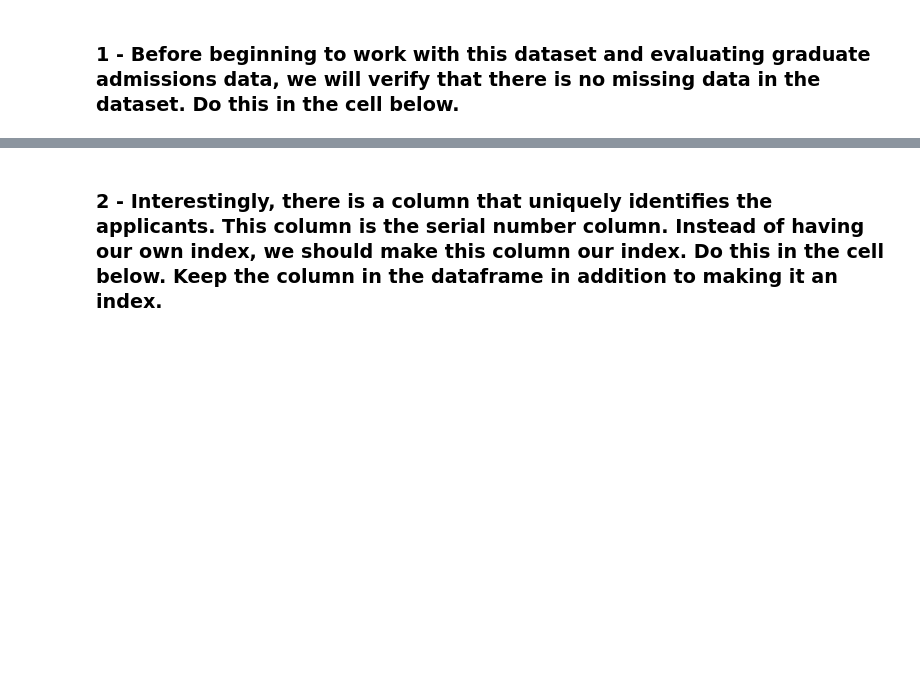
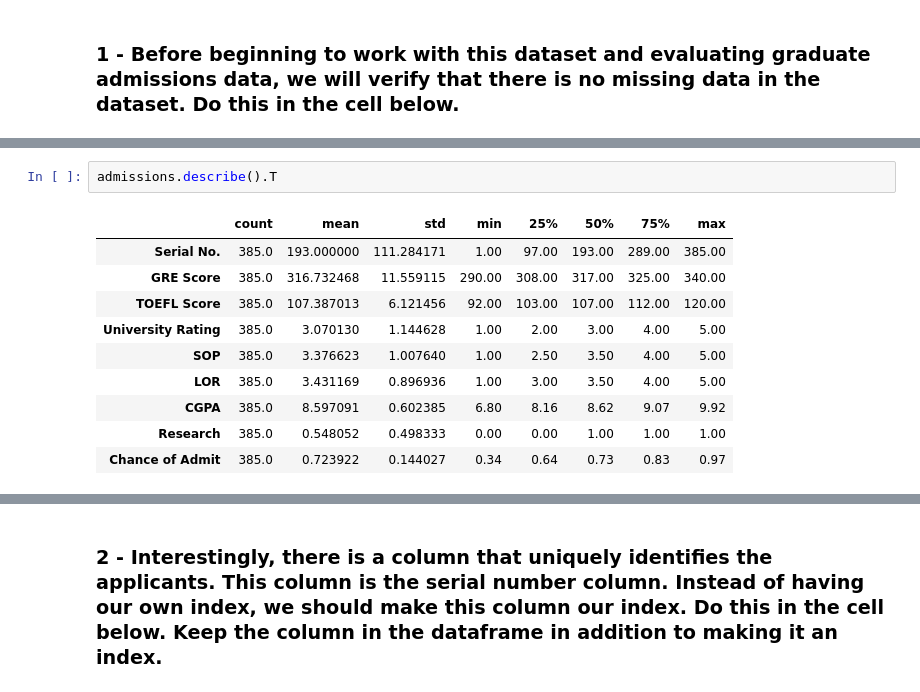
Before and after one commit to Ironhack-Data-Madrid-Octubre-2021/lab-pandas, a Jupyter notebook: your-code/pandas_1.ipynb, the cells around one changed output, grey strips where cells are left out. Cells and saved outputs as stored; diff of their text form; blank space fills up the shorter version.

```diff
--- a/your-code/pandas_1.ipynb
+++ b/your-code/pandas_1.ipynb
@@ -141,0 +257,13 @@ Let's evaluate the dataset by looking at the `head` function.
+# %%
+admissions.describe().T
+# %% [output]
+|  | count | mean | std | min | 25% | 50% | 75% | max |
+| Serial No. | 385.0 | 193.000000 | 111.284171 | 1.00 | 97.00 | 193.00 | 289.00 | 385.00 |
+| GRE Score | 385.0 | 316.732468 | 11.559115 | 290.00 | 308.00 | 317.00 | 325.00 | 340.00 |
+| TOEFL Score | 385.0 | 107.387013 | 6.121456 | 92.00 | 103.00 | 107.00 | 112.00 | 120.00 |
+| University Rating | 385.0 | 3.070130 | 1.144628 | 1.00 | 2.00 | 3.00 | 4.00 | 5.00 |
+| SOP | 385.0 | 3.376623 | 1.007640 | 1.00 | 2.50 | 3.50 | 4.00 | 5.00 |
+| LOR | 385.0 | 3.431169 | 0.896936 | 1.00 | 3.00 | 3.50 | 4.00 | 5.00 |
+| CGPA | 385.0 | 8.597091 | 0.602385 | 6.80 | 8.16 | 8.62 | 9.07 | 9.92 |
+| Research | 385.0 | 0.548052 | 0.498333 | 0.00 | 0.00 | 1.00 | 1.00 | 1.00 |
+| Chance of Admit | 385.0 | 0.723922 | 0.144027 | 0.34 | 0.64 | 0.73 | 0.83 | 0.97 |
```
Also changed, not shown: parts of 29 cells of this notebook.
